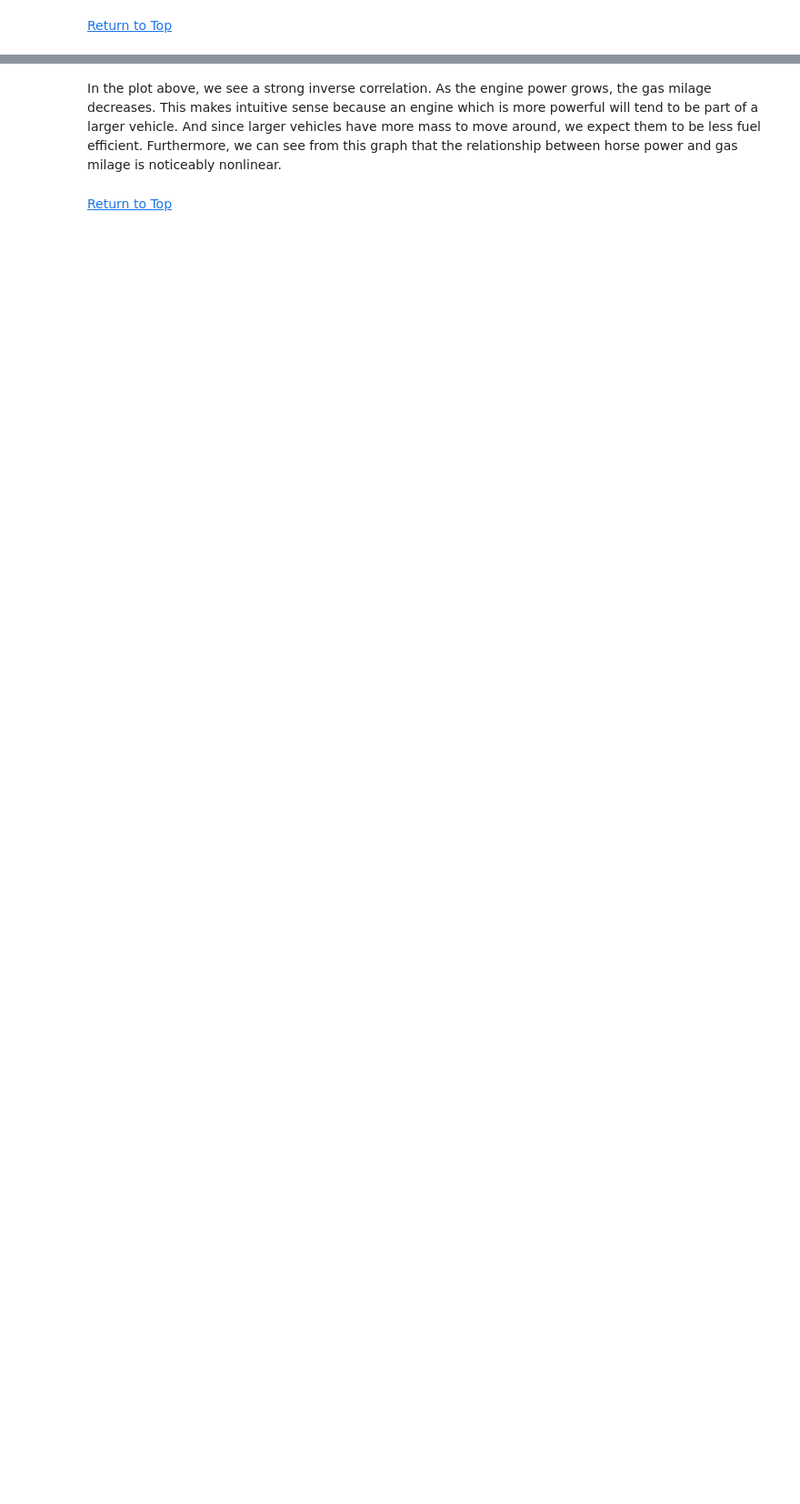
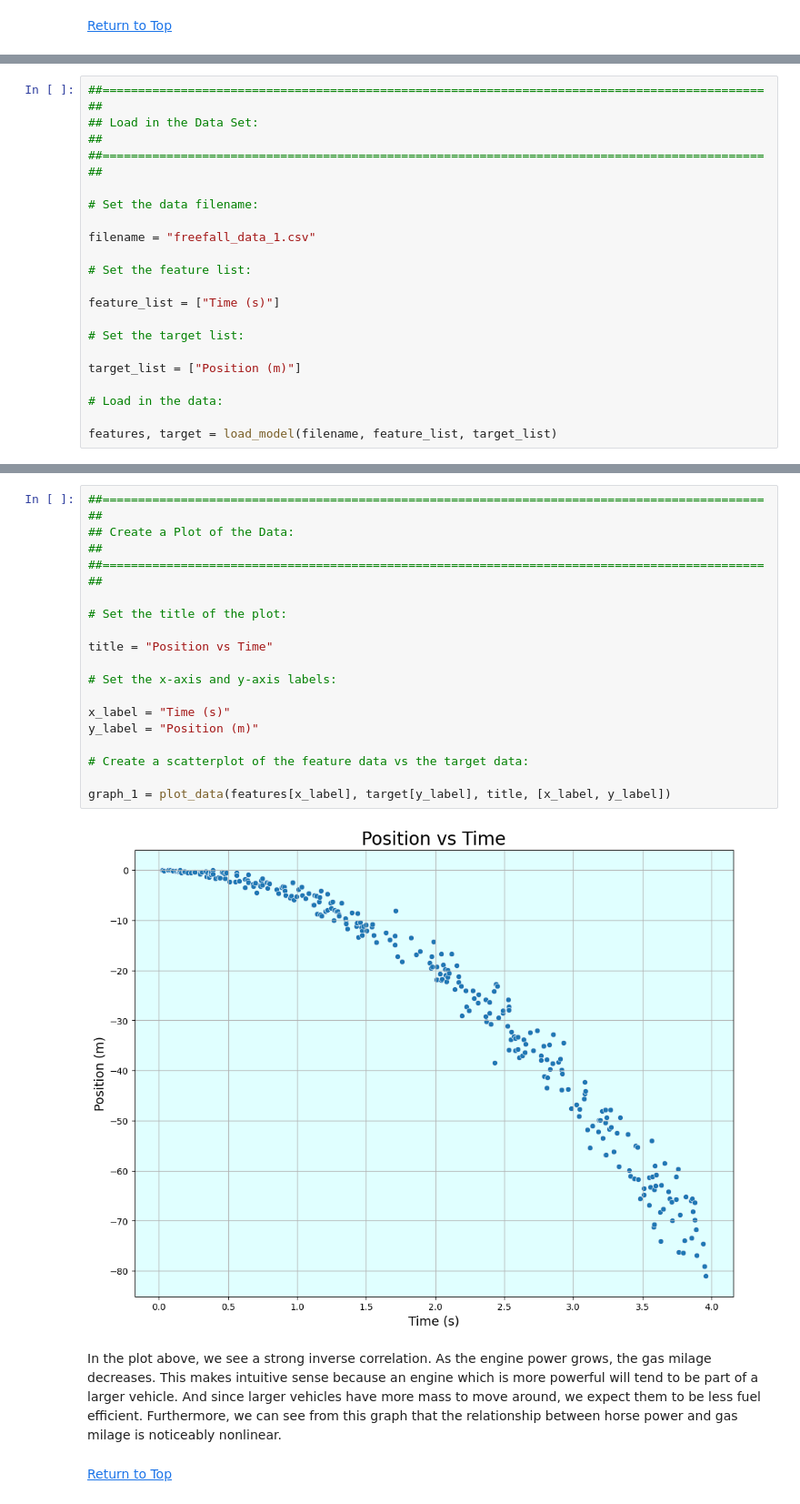
Before and after one commit to dr-bankert-augustana/PHYS_200, a Jupyter notebook: Lessons/Module_2/PHY_200_Lesson_2_3.ipynb, the cells around one changed output, grey strips where cells are left out. Shown: that part at 91% size. Saved outputs shown, nothing was run; the diff lists cells and outputs as text; blank space fills up the shorter version.

```diff
--- a/Lessons/Module_2/PHY_200_Lesson_2_3.ipynb
+++ b/Lessons/Module_2/PHY_200_Lesson_2_3.ipynb
@@ -356,0 +572,20 @@ plot_data(x_data, y_data, "Horse Power Vs Gas Milage", ["Horse Power", "Gas Mila
+# %%
+##=============================================================================================##
+## Load in the Data Set:                                                                       ##
+##=============================================================================================##
+
+# Set the data filename:
+
+filename = "freefall_data_1.csv"
+
+# Set the feature list:
+
+feature_list = ["Time (s)"]
+
+# Set the target list:
+
+target_list = ["Position (m)"]
+
+# Load in the data:
+
+features, target = load_model(filename, feature_list, target_list)
@@ -357,3 +632,22 @@ plot_data(x_data, y_data, "Horse Power Vs Gas Milage", ["Horse Power", "Gas Mila
+# %%
+##=============================================================================================##
+## Create a Plot of the Data:                                                                  ##
+##=============================================================================================##
+
+# Set the title of the plot:
+
+title = "Position vs Time"
+
+# Set the x-axis and y-axis labels:
+
+x_label = "Time (s)"
+y_label = "Position (m)"
+
+# Create a scatterplot of the feature data vs the target data:
+
+graph_1 = plot_data(features[x_label], target[y_label], title, [x_label, y_label])
+# %% [output]
+[figure, added]
 # %% [markdown]
 In the plot above, we see a strong inverse correlation. As the engine
 power grows, the gas milage decreases. This makes intuitive sense because an engine which is more powerful will tend to be part of a larger
```
Also changed, not shown: parts of 65 cells of this notebook.
